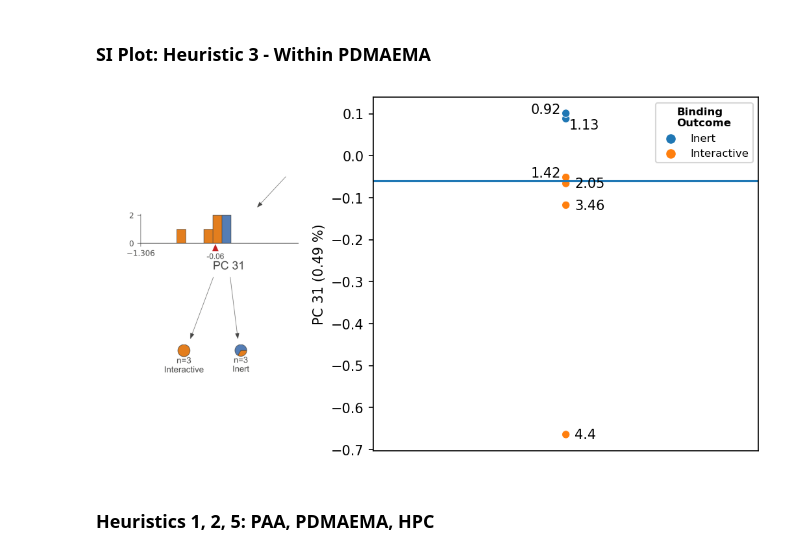
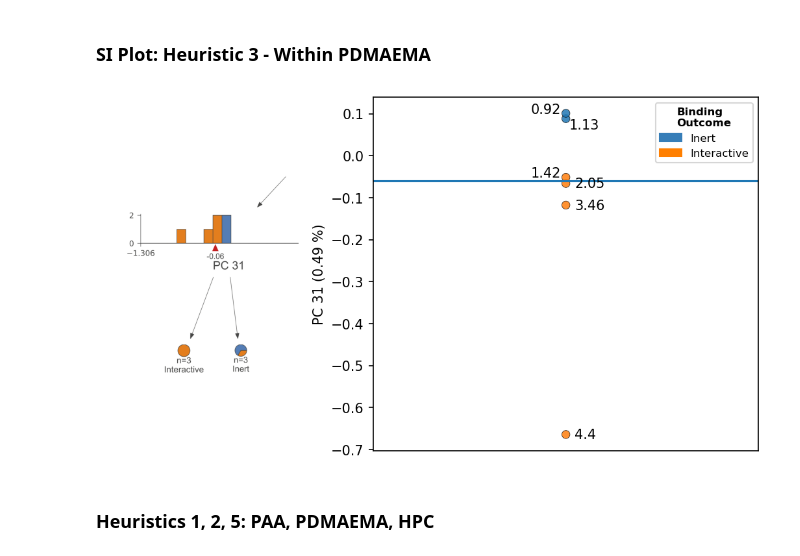
Before and after one commit to Frank-Gu-Lab/infrno, a Jupyter notebook: notebooks/final_model_paper_CDE_rs148.ipynb, the cells around one changed output. Saved outputs shown, nothing was run; the diff lists cells and outputs as text; code cells hidden in the pictures.

Commit message:
update alpha and edgecolor/width for SI fig 4

```diff
--- a/notebooks/final_model_paper_CDE_rs148.ipynb
+++ b/notebooks/final_model_paper_CDE_rs148.ipynb
@@ -601,40 +601,43 @@ axd['A'].xaxis.set_visible(False)
 axd['A'].yaxis.set_visible(False)
 
 
-g=sns.scatterplot(x=0, y=pdmaema_leaf[31], ax=axd['B'], hue = pdmaema_leaf['bind'])
+g=sns.scatterplot(x=0, y=pdmaema_leaf[31], ax=axd['B'], hue = pdmaema_leaf['bind'], alpha  = 0.85, edgecolor='k', linewidth=0.35,)
 axd['B'].get_xaxis().set_visible(False)
 axd['B'].set_ylabel(f"PC 31 ({str(np.round(expvar_lookup[30],4)*100)} %)")
 
-legend_labels, _ = axd['B'].get_legend_handles_labels()
-g.legend(legend_labels, ['Inert', 'Interactive'],
+#create artist items to build legend manually
+inert_patches = mpatches.Patch(color=custom_colors[0], label = 'Inert')
+interactive_patches = mpatches.Patch(color = custom_colors[2], label = 'Interactive')
+
+g.legend(handles = [inert_patches,interactive_patches],
           loc='upper right', title_fontproperties={'weight': 'bold', 'size':8},
          title='Binding\nOutcome', fontsize=8)
 
 for ix, proton in pdmaema_leaf.iterrows():
     ppm = proton['proton_id'].split(' ',-1)[-1]
 
     if ppm == '0.92':
         axd['B'].text(s=ppm, x=0-0.01, y=proton[31])
 
     elif ppm == '1.13':
         axd['B'].text(s=ppm, x=+0.001, y=proton[31]-0.025)
 
     elif ppm == '1.42':
         axd['B'].text(s=ppm, x=0-0.01, y=proton[31])
 
     else:
         axd['B'].text(s=ppm, x=0+0.0025, y=proton[31]-0.01)
 
 axd['B'].axhline(y=-0.06)
 
 # save as png, svg
 plt.tight_layout()
 plt.savefig("../figures/supplementary/pdmaema_31.png", dpi=150)
 plt.savefig("../figures/supplementary/pdmaema_31.svg", dpi=150)
 
 plt.show()
 # %% [output]
-[figure, old version]
+[figure, new version]
 # %% [markdown]
 ### Heuristics 1, 2, 5: PAA, PDMAEMA, HPC
 # %%
```
Also changed, not shown: 2 other files.
